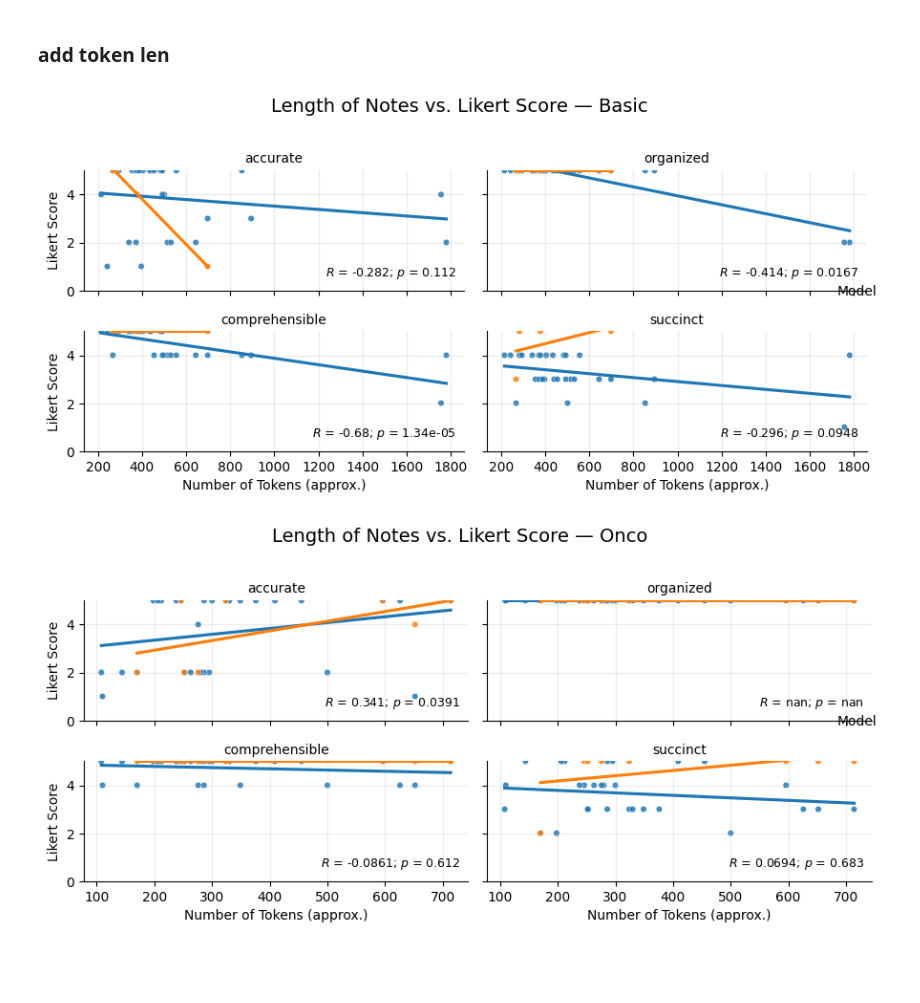
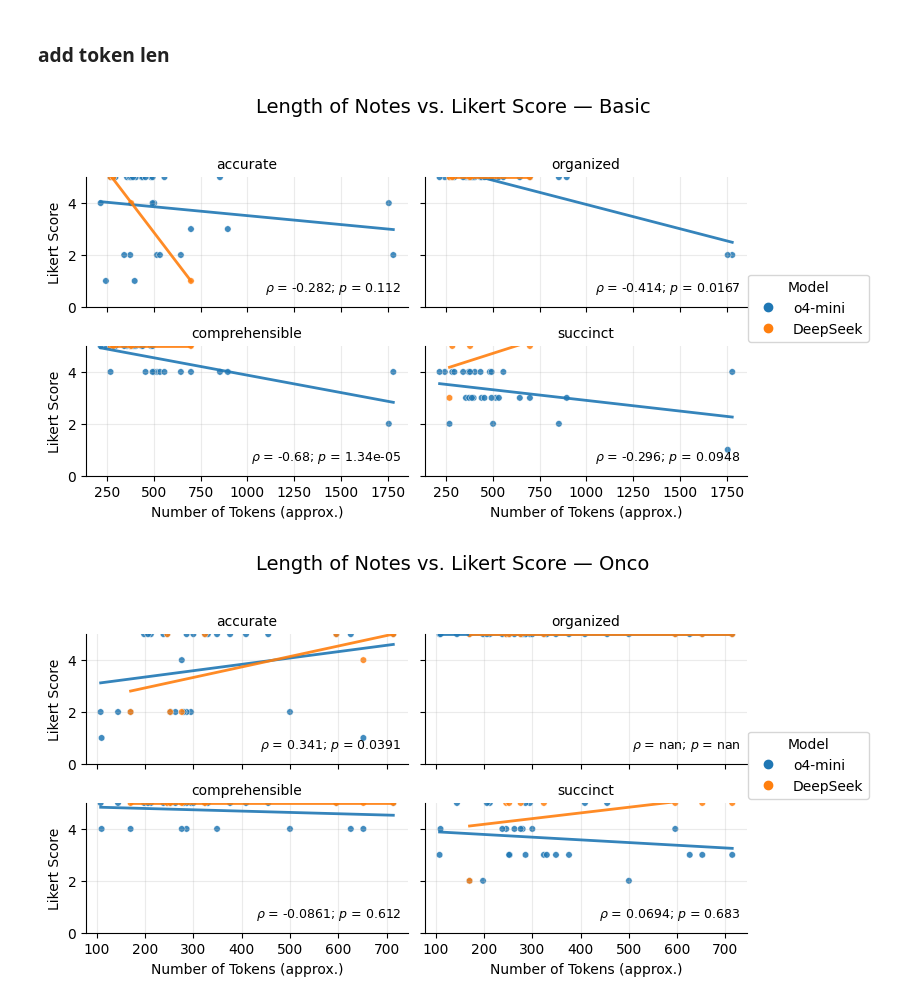
Before and after one commit to loser564/drug-repurposing-codebase, a Jupyter notebook: PART4_LLM_AS_A_JUDGE/P4-4_visualisations.ipynb, the cells around one changed output. Cells and saved outputs as stored; diff of their text form; code cells hidden in the pictures; blank space fills up the shorter version.

Commit message:
add visuals

```diff
--- a/PART4_LLM_AS_A_JUDGE/P4-4_visualisations.ipynb
+++ b/PART4_LLM_AS_A_JUDGE/P4-4_visualisations.ipynb
@@ -187,60 +188,77 @@ plot_df = all_df.melt(
     value_name="Score"
 ).dropna()
 # %%
-import matplotlib.pyplot as plt
-import seaborn as sns
-from scipy.stats import spearmanr
-
-def plot_tokens_vs_score_by_dataset(plot_df, dataset_name):
+def plot_tokens_vs_score_by_dataset(plot_df, dataset_name, spearman_mode="pooled"):
+    """
+    spearman_mode: "pooled" or "per_model"
+    """
     df = plot_df[plot_df["Dataset"] == dataset_name].copy()
     metrics = ["accurate", "organized", "comprehensible", "succinct"]
+
+    # Keep model colors consistent everywhere
+    models = list(df["Model"].dropna().unique())
+    palette = dict(zip(models, sns.color_palette(n_colors=len(models))))
 
     g = sns.FacetGrid(
         df, col="Metric", col_wrap=2, height=2.1, aspect=2.0,
         sharex=True, sharey=True
     )
 
     def panel(data, **kws):
         ax = plt.gca()
-        # scatter by model
+
+        # scatter by model (NO legend here; we'll add one global legend)
         sns.scatterplot(
             data=data, x="n_tokens", y="Score",
-            hue="Model", alpha=0.85, s=22, ax=ax, legend=False
+            hue="Model", palette=palette,
+            alpha=0.85, s=22, ax=ax, legend=False
         )
-        # regression lines per model
-        for model in data["Model"].unique():
+
+        # regression line per model, matching colors
+        for model in data["Model"].dropna().unique():
             sub = data[data["Model"] == model]
             sns.regplot(
                 data=sub, x="n_tokens", y="Score",
-                scatter=False, ci=None, ax=ax
+                scatter=False, ci=None, ax=ax,
+                color=palette[model],
+                line_kws={"linewidth": 2, "alpha": 0.9}
             )
 
-        # spearman on pooled points (matches many papers)
-        rho, p = spearmanr(data["n_tokens"], data["Score"], nan_policy="omit")
-        ax.text(
-            0.98, 0.08, f"$R$ = {rho:.3g}; $p$ = {p:.3g}",
-            transform=ax.transAxes, ha="right", va="bottom", fontsize=9
-        )
+        # Spearman annotation
+        if spearman_mode == "pooled":
+            rho, p = spearmanr(data["n_tokens"], data["Score"], nan_policy="omit")
+            txt = f"$\\rho$ = {rho:.3g}; $p$ = {p:.3g}"
+        else:
+            parts = []
+            for model in data["Model"].dropna().unique():
+                sub = data[data["Model"] == model]
+                rho, p = spearmanr(sub["n_tokens"], sub["Score"], nan_policy="omit")
+                parts.append(f"{model}: $\\rho$={rho:.2g}, p={p:.2g}")
+            txt = "\n".join(parts)
+
+        ax.text(0.98, 0.08, txt, transform=ax.transAxes,
+                ha="right", va="bottom", fontsize=9)
+
         ax.set_ylim(0, 5)
         ax.grid(True, alpha=0.25)
 
     g.map_dataframe(panel)
     g.set_axis_labels("Number of Tokens (approx.)", "Likert Score")
     g.set_titles("{col_name}")
-    g.fig.suptitle(f"Length of Notes vs. Likert Score — {dataset_name}", y=1.02, fontsize=14)
+    g.fig.suptitle(f"Length of Notes vs. Likert Score — {dataset_name}", y=1.04, fontsize=14)
 
-    # add a single legend for models
-    handles, labels = plt.gca().get_legend_handles_labels()
-    g.add_legend(title="Model")
+    # Global legend (custom handles so it always shows)
+    import matplotlib.lines as mlines
+    handles = [mlines.Line2D([], [], color=palette[m], marker='o', linestyle='None',
+                             markersize=6, label=m) for m in models]
+    g.fig.legend(handles=handles, title="Model", loc="center right", frameon=True)
+    g.fig.subplots_adjust(right=0.85, top=0.85)  # make room for legend + title
 
-
-
-    plt.tight_layout()
     plt.show()
 
-plot_tokens_vs_score_by_dataset(plot_df, "Basic")
-plot_tokens_vs_score_by_dataset(plot_df, "Onco")
-plot_tokens_vs_score_by_dataset(plot_df, "Reviewer")
+plot_tokens_vs_score_by_dataset(plot_df, "Basic", spearman_mode="pooled")
+plot_tokens_vs_score_by_dataset(plot_df, "Onco", spearman_mode="pooled")
+plot_tokens_vs_score_by_dataset(plot_df, "Reviewer", spearman_mode="pooled")
 # %% [output]
-[figure, old version]
+[figure, new version]
-[figure, old version]
+[figure, new version]
```
Also changed, not shown: parts of 4 cells of this notebook, 2 other files.
